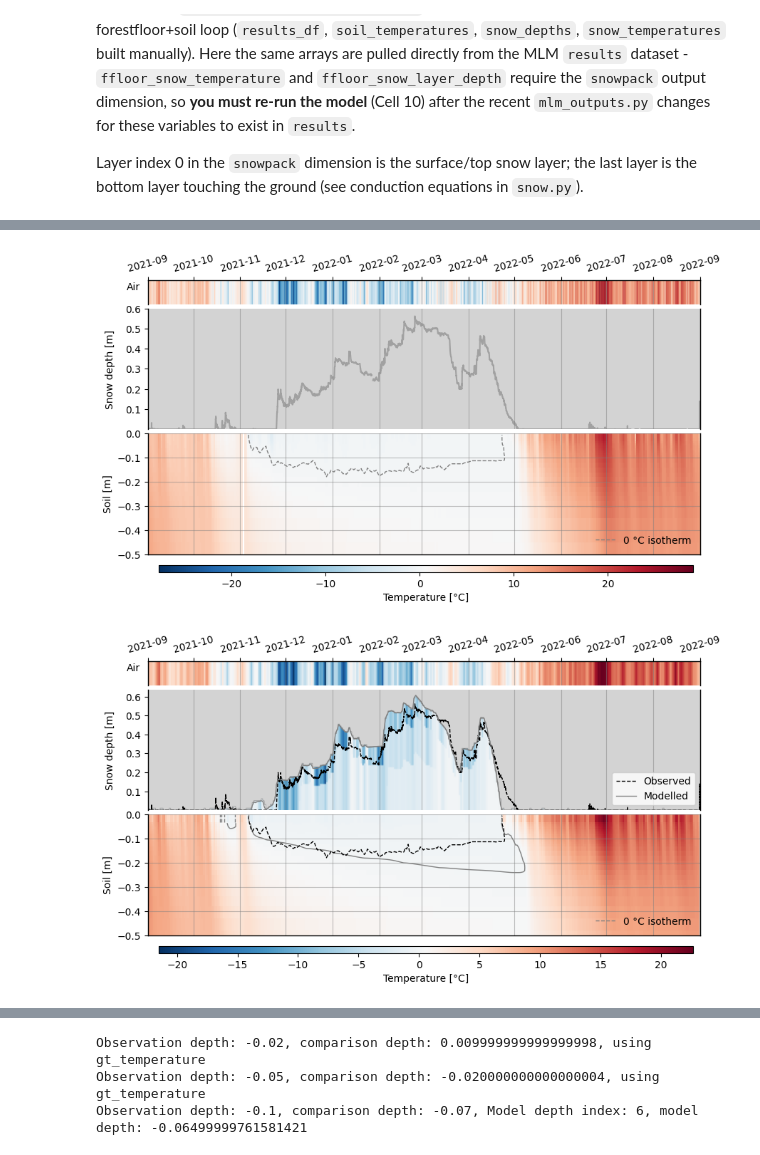
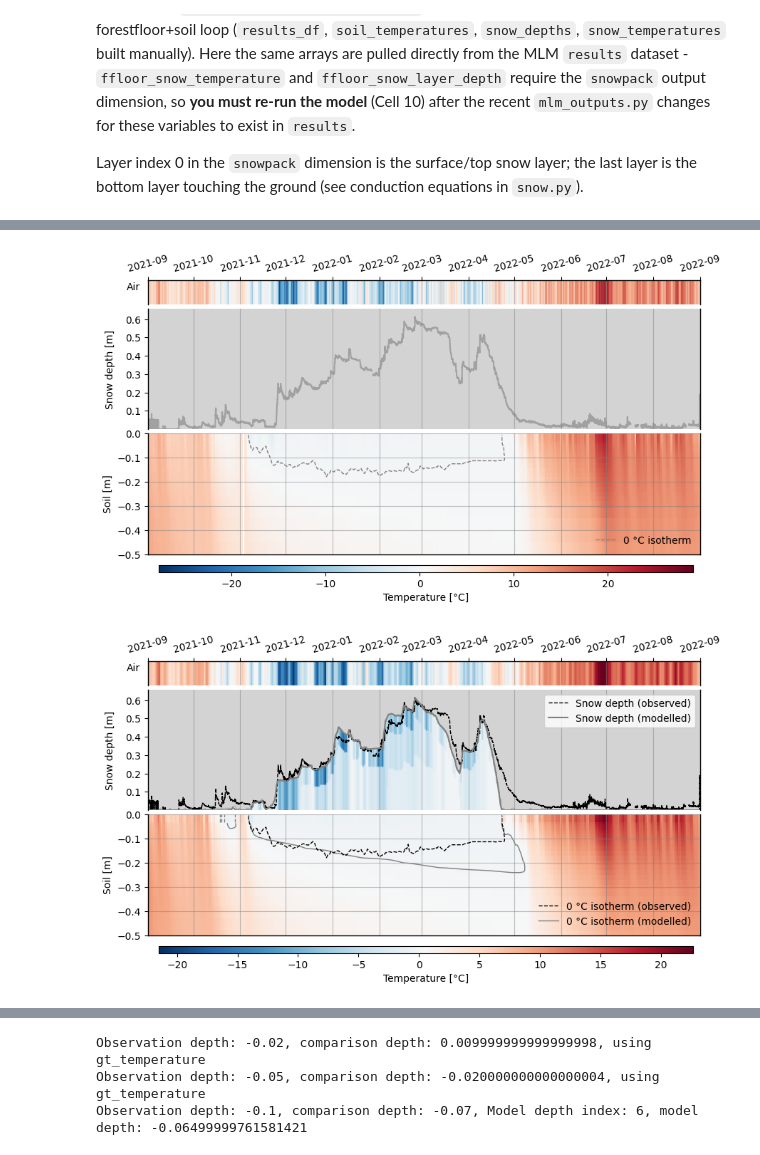
Before and after one commit to LukeEcomod/pyAPES_main, a Jupyter notebook: Examples/Demo_multi_layer_model_degero.ipynb, the cells around one changed output, grey strips where cells are left out. Saved outputs shown, nothing was run; the diff lists cells and outputs as text; code cells hidden in the pictures.

```diff
--- a/Examples/Demo_multi_layer_model_degero.ipynb
+++ b/Examples/Demo_multi_layer_model_degero.ipynb
@@ -708,8 +708,8 @@ else:
 #snow_temperatures = results['ffloor_snow_temperature'].sel(simulation=simulation).transpose('snowpack', 'date').values
 #snow_depth_series = results['ffloor_snow_depth'].sel(simulation=simulation).to_series()
 
-snow_depth = float(snow_depth_series.max())
-snow_depth = 0.6
+snow_depth = float(snow_depth_series.max()) + 0.05
+#snow_depth = 0.8
 snow_step = 0.01
 
 # --- Cell edges for pcolormesh (soil depth grid is not evenly spaced - imshow would distort it)
@@ -771,9 +771,9 @@ im_snow = ax.imshow(
     cmap=cmap,
     aspect='auto',
     origin='lower',
-    extent=[x_min, x_max, 0, 0.6],
+    extent=[x_min, x_max, 0, snow_depth],
 )
-ax.plot(meteo['D_SNOW_C'], color='black', linestyle='--', linewidth=1.0, label='Observed')
+ax.plot(meteo['D_SNOW'], color='black', linestyle='--', linewidth=1.0, label='Observed')
 
 ax.set_ylabel('Snow depth [m]', labelpad=10)
 ax.grid(axis='x', color='gray', linestyle='-', alpha=0.5)
@@ -1044,14 +1044,14 @@ ax_air.xaxis.tick_top()
 ax_air.tick_params(axis='x', rotation=15)
 
 # --- Second subplot: snow - left blank, no observed snow temperature profile
-ax_snow.set_ylim(0, 0.6)
+ax_snow.set_ylim(0, snow_depth)
 ax_snow.set_ylabel('Snow depth [m]', labelpad=10)
 ax_snow.grid(axis='x', color='gray', linestyle='-', alpha=0.5)
 ax_snow.set_xlim([x_min, x_max])
 ax_snow.xaxis.set_major_locator(months)
 ax_snow.xaxis.set_major_formatter(month_fmt)
 ax_snow.tick_params(labelbottom=False)
-ax_snow.plot(meteo['D_SNOW_C'], color='grey', alpha=0.6)
+ax_snow.plot(meteo['D_SNOW'], color='grey', alpha=0.6)
 
 # --- Bottom subplot: observed soil temperature heatmap (interpolated between TS_1...TS_6)
 # NaN (masked, below deepest sensor) forced to pure white - RdBu_r's pale midtones can
@@ -1134,7 +1134,7 @@ for ax in [ax_snow, ax_soil]:
 plt.savefig(filename, dpi=300, bbox_inches="tight")
 plt.show()
 # %% [output]
-[figure, old version]
+[figure, new version]
 # %%
 # --- Settings
 match_colorbar = True
@@ -1151,9 +1151,9 @@ soil_moss_values = np.concatenate([gt_temperature.values, soil_temperatures.rave
 vmin_moss_soil, vmax_moss_soil = np.nanmin(soil_moss_values), np.nanmax(soil_moss_values)
 if match_colorbar:
     vmin_moss_soil, vmax_moss_soil = vmin_air, vmax_air
-    filename = r'/Users/jpnousu/Library/CloudStorage/OneDrive-Luonnonvarakeskus/pyAPES_figs/tair_snowl_moss_soil_match.png'
+    filename = r'/Users/jpnousu/Library/CloudStorage/OneDrive-Luonnonvarakeskus/pyAPES_figs/tair_snowl_moss_soil_match_comp.png'
 else:
-    filename = r'/Users/jpnousu/Library/CloudStorage/OneDrive-Luonnonvarakeskus/pyAPES_figs/tair_snowl_moss_soil.png'
+    filename = r'/Users/jpnousu/Library/CloudStorage/OneDrive-Luonnonvarakeskus/pyAPES_figs/tair_snowl_moss_soil_comp.png'
 # --- Combine moss and soil on one physical depth grid
 soil_depths_plot = depths - moss_depth
 soil_depth_edges_plot = depth_edges - moss_depth
@@ -1206,7 +1206,7 @@ im_snow = ax_snow.imshow(
     cmap=cmap,
     aspect='auto',
     origin='lower',
-    extent=[x_min, x_max, 0, 0.6],
+    extent=[x_min, x_max, 0, snow_depth],
     vmin=vmin_air,
     vmax=vmax_air
 )
@@ -1214,9 +1214,9 @@ ax_snow.set_ylabel('Snow depth [m]', labelpad=10)
 ax_snow.grid(axis='x', color='gray', linestyle='-', alpha=0.5)
 ax_snow.set_xlim([x_min, x_max])
 ax_snow.tick_params(labelbottom=False)
-ax_snow.plot(meteo['D_SNOW_C'], color='black', linestyle='--', linewidth=1.0, label='Observed')
-ax_snow.plot(snow_depth_series, color='grey', linewidth=1.0, label='Modelled')
-ax_snow.legend(loc='lower right')
+ax_snow.plot(meteo['D_SNOW'], color='black', linestyle='--', linewidth=1.0, label='Snow depth (observed)')
+ax_snow.plot(snow_depth_series, color='grey', linewidth=1.5, label='Snow depth (modelled)')
+ax_snow.legend(loc='upper right')
 # --- Make snow x-axis consistent with other panels
 ax_snow.set_xlim([x_min, x_max])
 ax_snow.xaxis.set_major_locator(months)
@@ -1272,9 +1272,16 @@ ax_soil.vlines(
     color='grey', linewidth=1.0, linestyles='--', zorder=5
 )
 
-# --- Add proxy line for legend
-contour_proxy = Line2D([0], [0], color='grey', linewidth=1.0, linestyle='--')
-ax_soil.legend([contour_proxy], ['0 °C isotherm'], loc='lower right', frameon=False)
+# --- Add proxy lines for modelled and observed isotherms
+contour_proxies = [
+    Line2D([0], [0], color='black', linewidth=1.0, linestyle='--'),
+    Line2D([0], [0], color='grey', linewidth=1.0, linestyle='-'),
+]
+ax_soil.legend(
+    contour_proxies,
+    ['0 °C isotherm (observed)', '0 °C isotherm (modelled)'],
+    loc='lower right', frameon=False
+)
 
 # --- Colorbars
 if match_colorbar:
@@ -1299,34 +1306,34 @@ else:
 for i, ax in enumerate([ax_air, ax_snow, ax_soil]):
     ax.spines['left'].set_linewidth(1.0)
     ax.spines['left'].set_color('black')
     ax.spines['right'].set_linewidth(1.0)
     ax.spines['right'].set_color('black')
 
     if i == 0:
         ax.spines['top'].set_linewidth(1.0)
         ax.spines['top'].set_color('black')
         ax.spines['bottom'].set_linewidth(1.0)
         ax.spines['bottom'].set_color('black')
     else:
         ax.spines['top'].set_visible(False)
 
     if i == 2:
         ax.spines['bottom'].set_linewidth(1.0)
         ax.spines['bottom'].set_color('black')
     else:
         ax.spines['bottom'].set_visible(False)
     ax.set_facecolor("lightgrey")
 
 # --- Y-ticks for snow
 ax_snow.set_yticks(np.arange(0.1, snow_depth+snow_step, 0.1))
 for ax in [ax_snow, ax_soil]:
     ax.tick_params(axis='x', which='both', bottom=False, top=False, labelbottom=False)
 
 # --- Save and show
 plt.savefig(filename, dpi=300, bbox_inches="tight")
 plt.show()
 # %% [output]
-[figure, old version]
+[figure, new version]
 # %%
 import matplotlib.dates as mdates
 from matplotlib.lines import Line2D
```
Also changed, not shown: parts of 7 cells of this notebook, 4 other files.
